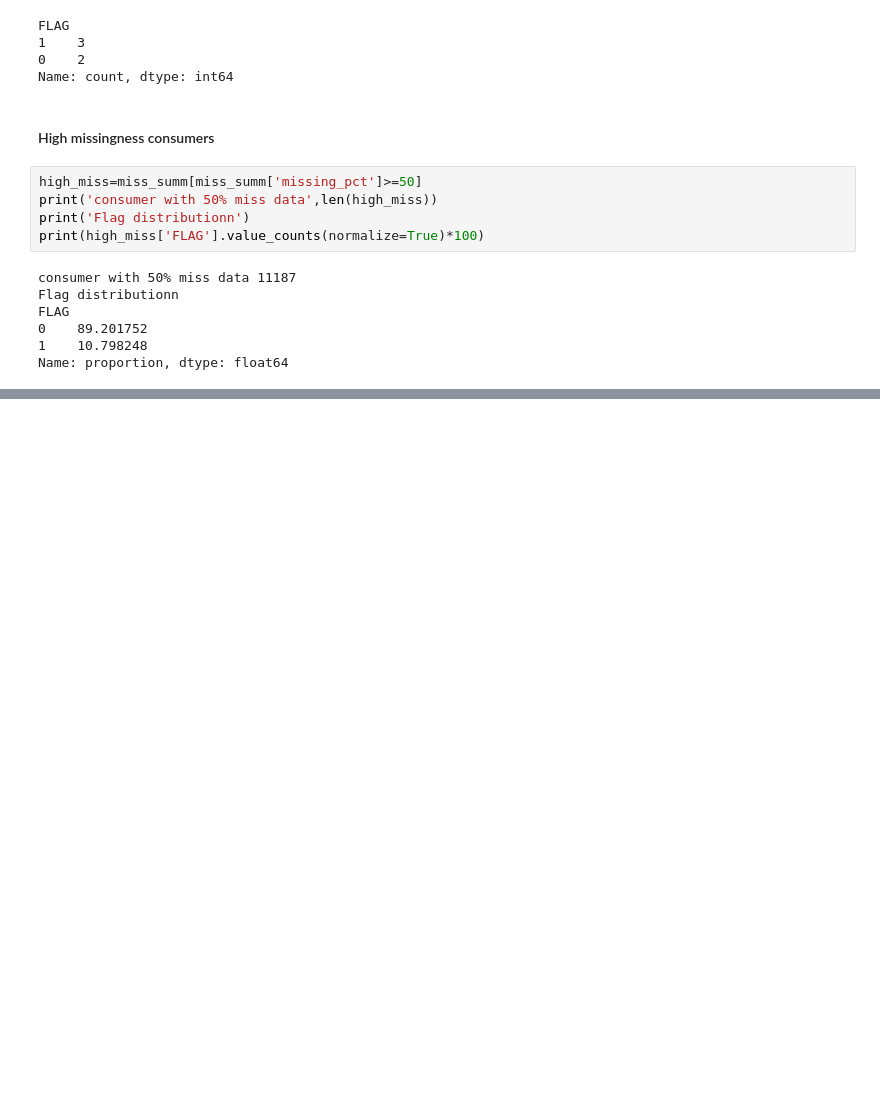
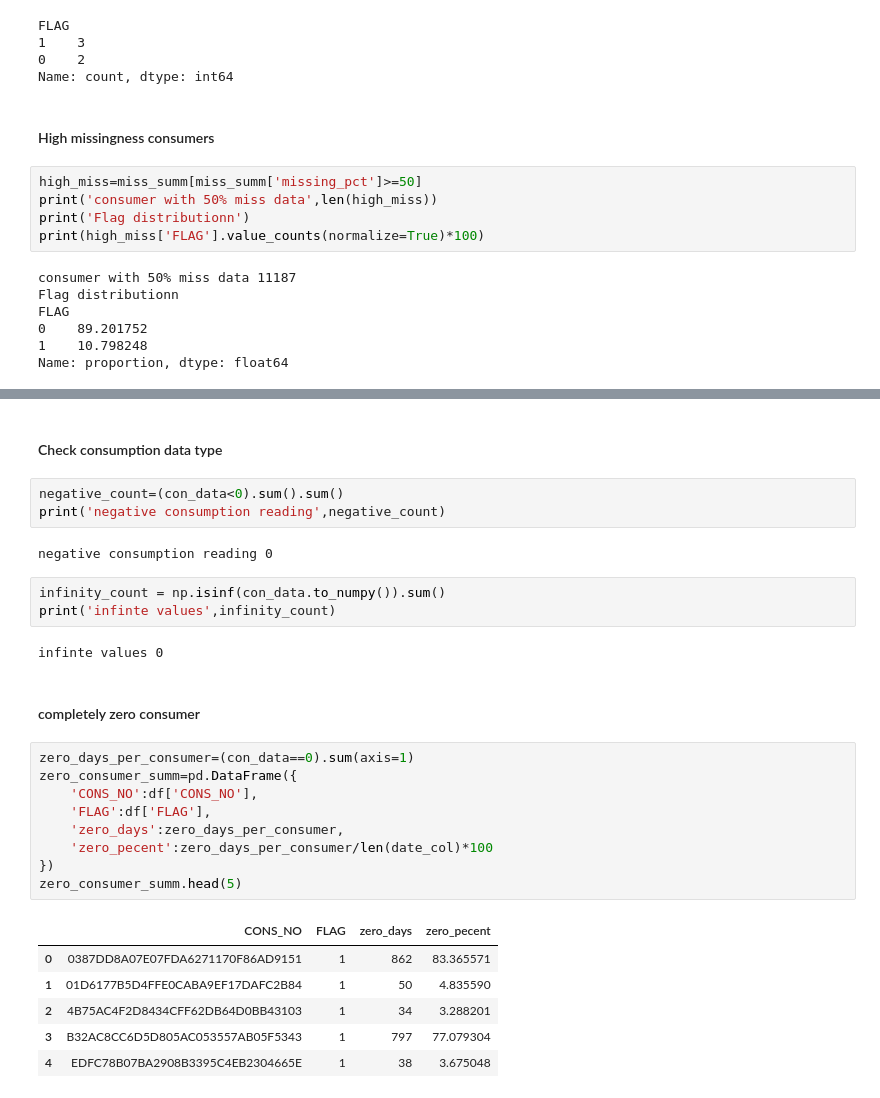
Before and after one commit to vineetvishvakarma1221-rgb/Ml_Project, a Jupyter notebook: notebooks/02_data_quality_cleaning.ipynb, the cells around one changed output, grey strips where cells are left out. Saved outputs shown, nothing was run; the diff lists cells and outputs as text; blank space fills up the shorter version.

```diff
--- a/notebooks/02_data_quality_cleaning.ipynb
+++ b/notebooks/02_data_quality_cleaning.ipynb
@@ -77,0 +159,30 @@ Name: proportion, dtype: float64
+# %% [markdown]
+#### Check consumption data type
+# %%
+negative_count=(con_data<0).sum().sum()
+print('negative consumption reading',negative_count)
+# %% [output]
+negative consumption reading 0
+# %%
+infinity_count = np.isinf(con_data.to_numpy()).sum()
+print('infinte values',infinity_count)
+# %% [output]
+infinte values 0
+# %% [markdown]
+#### completely zero consumer
+# %%
+zero_days_per_consumer=(con_data==0).sum(axis=1)
+zero_consumer_summ=pd.DataFrame({
+    'CONS_NO':df['CONS_NO'],
+    'FLAG':df['FLAG'],
+    'zero_days':zero_days_per_consumer,
+    'zero_pecent':zero_days_per_consumer/len(date_col)*100
+})
+zero_consumer_summ.head(5)
+# %% [output]
+|  | CONS_NO | FLAG | zero_days | zero_pecent |
+| 0 | 0387DD8A07E07FDA6271170F86AD9151 | 1 | 862 | 83.365571 |
+| 1 | 01D6177B5D4FFE0CABA9EF17DAFC2B84 | 1 | 50 | 4.835590 |
+| 2 | 4B75AC4F2D8434CFF62DB64D0BB43103 | 1 | 34 | 3.288201 |
+| 3 | B32AC8CC6D5D805AC053557AB05F5343 | 1 | 797 | 77.079304 |
+| 4 | EDFC78B07BA2908B3395C4EB2304665E | 1 | 38 | 3.675048 |
```
Also changed, not shown: parts of 24 cells of this notebook, 1 other file.
